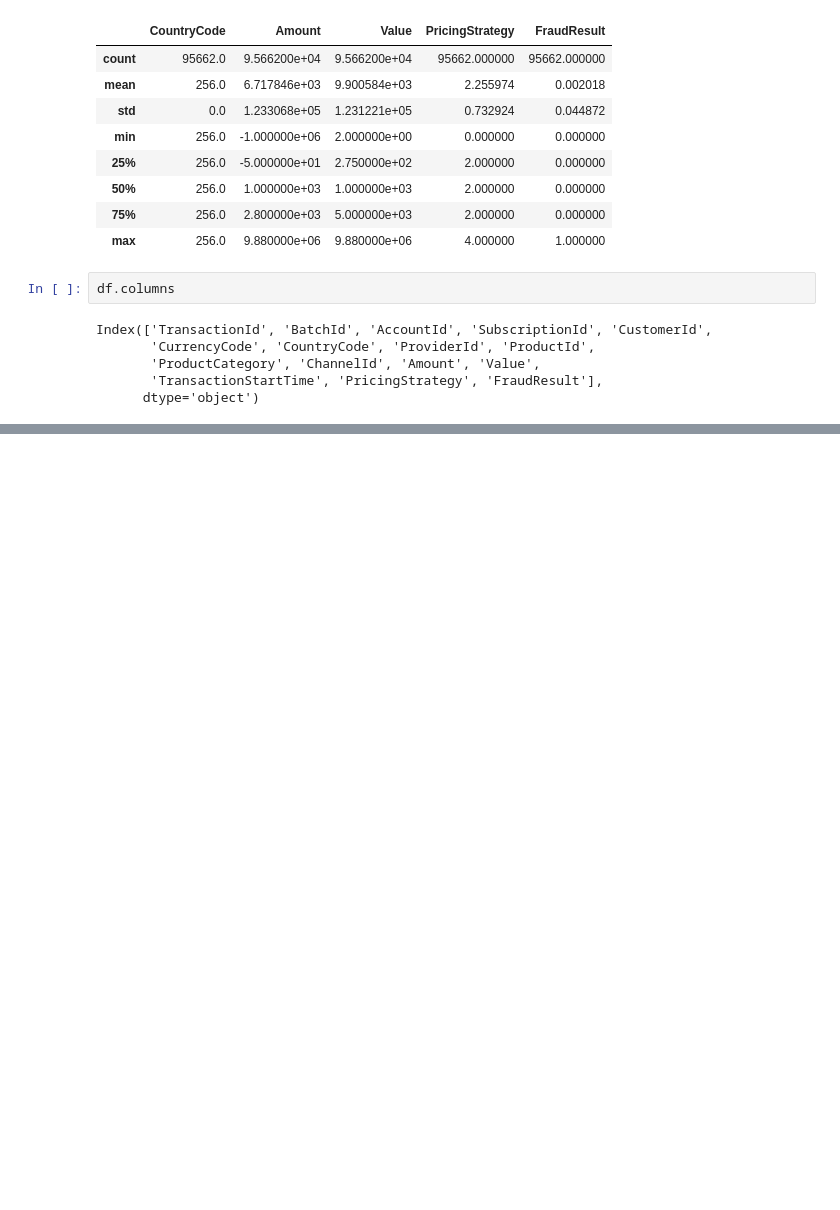
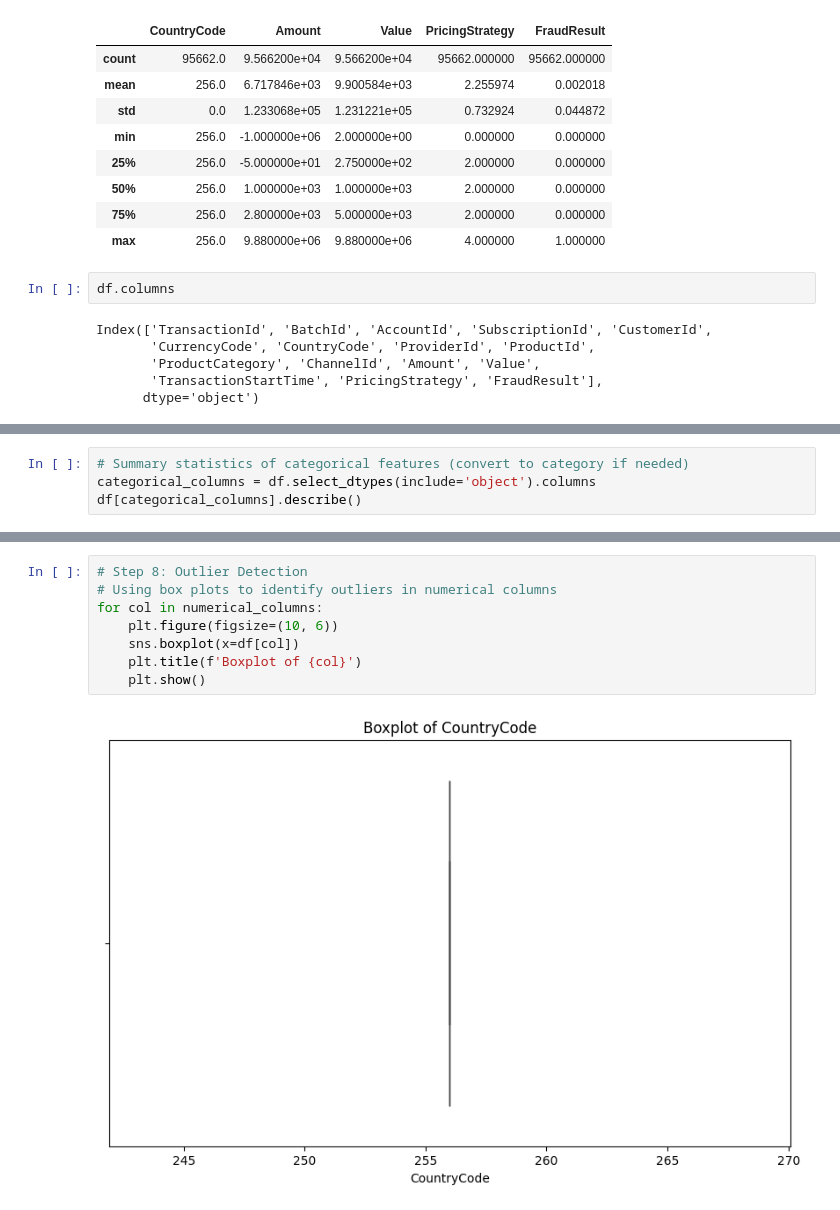
Before and after one commit to tedoaba/KAIM-W6, a Jupyter notebook: notebooks/kaim-week6-task-2.ipynb, the cells around one changed output, grey strips where cells are left out. Cells and saved outputs as stored; diff of their text form; blank space fills up the shorter version.

```diff
--- a/notebooks/kaim-week6-task-2.ipynb
+++ b/notebooks/kaim-week6-task-2.ipynb
@@ -83,0 +129,4 @@ Index(['TransactionId', 'BatchId', 'AccountId', 'SubscriptionId', 'CustomerId',
+# %%
+# Summary statistics of categorical features (convert to category if needed)
+categorical_columns = df.select_dtypes(include='object').columns
+df[categorical_columns].describe()
@@ -83,0 +195,10 @@ Index(['TransactionId', 'BatchId', 'AccountId', 'SubscriptionId', 'CustomerId',
+# %%
+# Step 8: Outlier Detection
+# Using box plots to identify outliers in numerical columns
+for col in numerical_columns:
+    plt.figure(figsize=(10, 6))
+    sns.boxplot(x=df[col])
+    plt.title(f'Boxplot of {col}')
+    plt.show()
+# %% [output]
+[figure, added]
```
Also changed, not shown: parts of 14 cells of this notebook, 6 other files.
